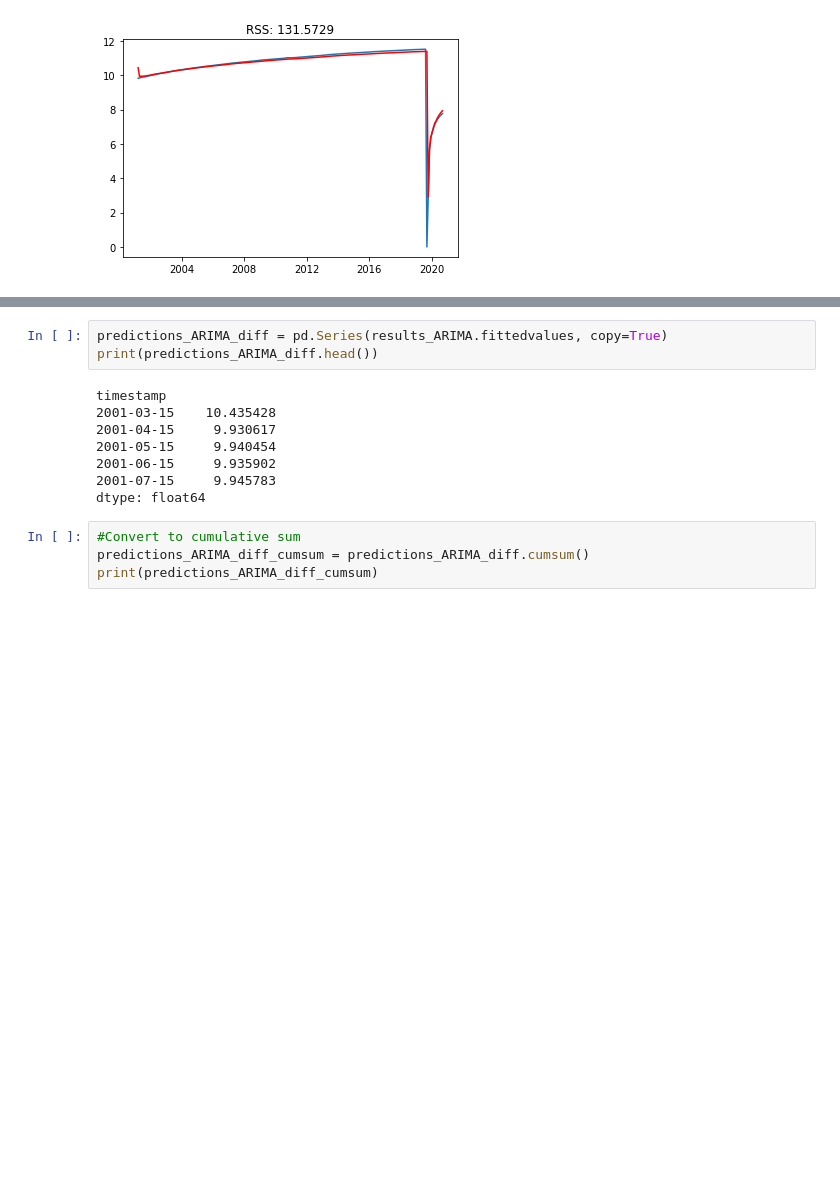
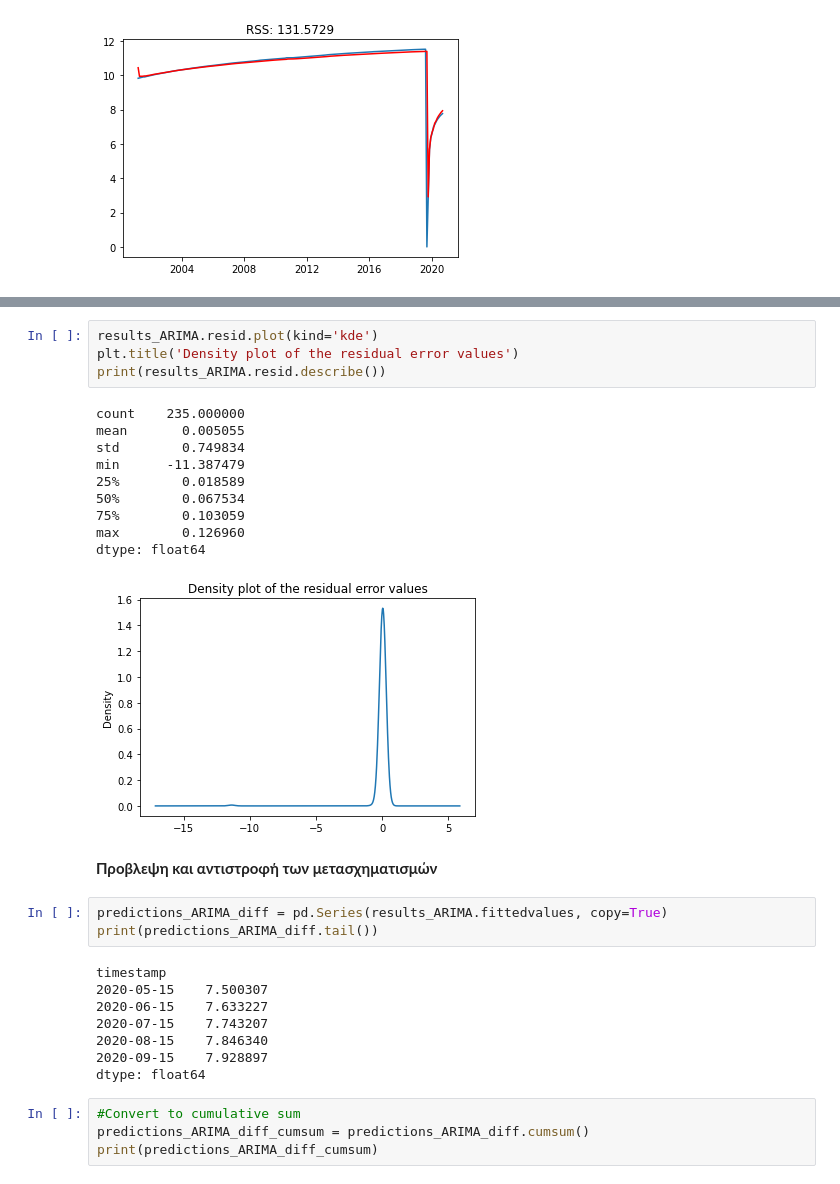
Before and after one commit to geomyll33/Beautez, a Jupyter notebook: Αντίγραφο_EYDAP_Challenge_project.ipynb, the cells around one changed output, grey strips where cells are left out. Saved outputs shown, nothing was run; the diff lists cells and outputs as text; blank space fills up the shorter version.

```diff
--- a/Αντίγραφο_EYDAP_Challenge_project.ipynb
+++ b/Αντίγραφο_EYDAP_Challenge_project.ipynb
@@ -744,13 +759,30 @@ Plotting ARIMA model
+# %%
+results_ARIMA.resid.plot(kind='kde')
+plt.title('Density plot of the residual error values')
+print(results_ARIMA.resid.describe())
+# %% [output]
+count    235.000000
+mean       0.005055
+std        0.749834
+min      -11.387479
+25%        0.018589
+50%        0.067534
+75%        0.103059
+max        0.126960
+dtype: float64
+[figure, added]
+# %% [markdown]
+**Προβλεψη και αντιστροφή των μετασχηματισμών**
 # %%
 predictions_ARIMA_diff = pd.Series(results_ARIMA.fittedvalues, copy=True)
-print(predictions_ARIMA_diff.head())
+print(predictions_ARIMA_diff.tail())
 # %% [output]
 timestamp
-2001-03-15    10.435428
-2001-04-15     9.930617
-2001-05-15     9.940454
-2001-06-15     9.935902
-2001-07-15     9.945783
+2020-05-15    7.500307
+2020-06-15    7.633227
+2020-07-15    7.743207
+2020-08-15    7.846340
+2020-09-15    7.928897
 dtype: float64
 # %%
 #Convert to cumulative sum
```
Also changed, not shown: parts of 85 cells of this notebook.
